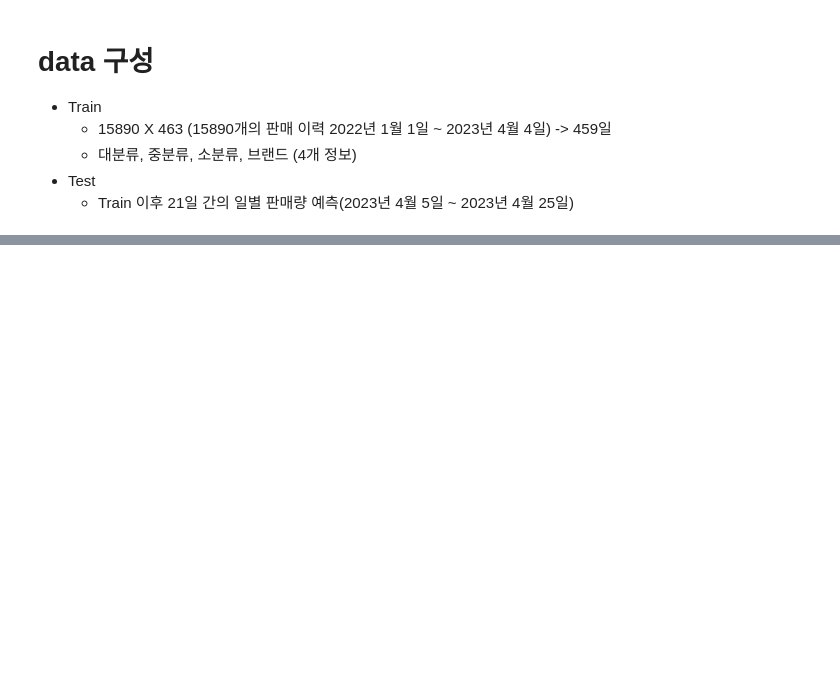
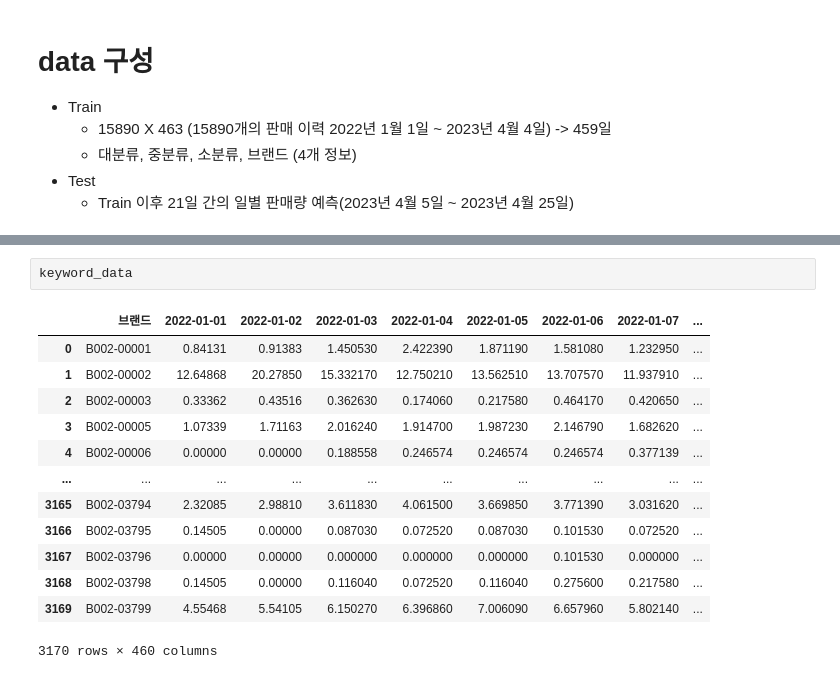
Before and after one commit to SangJunni/LGAimers, a Jupyter notebook: EDA/[EDA]train_visualization.ipynb, the cells around one changed output, grey strips where cells are left out. Drawn from its saved outputs; the diff is of its cells as text; blank space fills up the shorter version.

```diff
--- a/EDA/[EDA]train_visualization.ipynb
+++ b/EDA/[EDA]train_visualization.ipynb
@@ -28,0 +73,16 @@ train_data
+# %%
+keyword_data
+# %% [output]
+|  | 브랜드 | 2022-01-01 | 2022-01-02 | 2022-01-03 | 2022-01-04 | 2022-01-05 | 2022-01-06 | 2022-01-07 | ... |
+| 0 | B002-00001 | 0.84131 | 0.91383 | 1.450530 | 2.422390 | 1.871190 | 1.581080 | 1.232950 | ... |
+| 1 | B002-00002 | 12.64868 | 20.27850 | 15.332170 | 12.750210 | 13.562510 | 13.707570 | 11.937910 | ... |
+| 2 | B002-00003 | 0.33362 | 0.43516 | 0.362630 | 0.174060 | 0.217580 | 0.464170 | 0.420650 | ... |
+| 3 | B002-00005 | 1.07339 | 1.71163 | 2.016240 | 1.914700 | 1.987230 | 2.146790 | 1.682620 | ... |
+| 4 | B002-00006 | 0.00000 | 0.00000 | 0.188558 | 0.246574 | 0.246574 | 0.246574 | 0.377139 | ... |
+| ... | ... | ... | ... | ... | ... | ... | ... | ... | ... |
+| 3165 | B002-03794 | 2.32085 | 2.98810 | 3.611830 | 4.061500 | 3.669850 | 3.771390 | 3.031620 | ... |
+| 3166 | B002-03795 | 0.14505 | 0.00000 | 0.087030 | 0.072520 | 0.087030 | 0.101530 | 0.072520 | ... |
+| 3167 | B002-03796 | 0.00000 | 0.00000 | 0.000000 | 0.000000 | 0.000000 | 0.101530 | 0.000000 | ... |
+| 3168 | B002-03798 | 0.14505 | 0.00000 | 0.116040 | 0.072520 | 0.116040 | 0.275600 | 0.217580 | ... |
+| 3169 | B002-03799 | 4.55468 | 5.54105 | 6.150270 | 6.396860 | 7.006090 | 6.657960 | 5.802140 | ... |
+3170 rows × 460 columns
```
Also changed, not shown: parts of 8 cells of this notebook.
